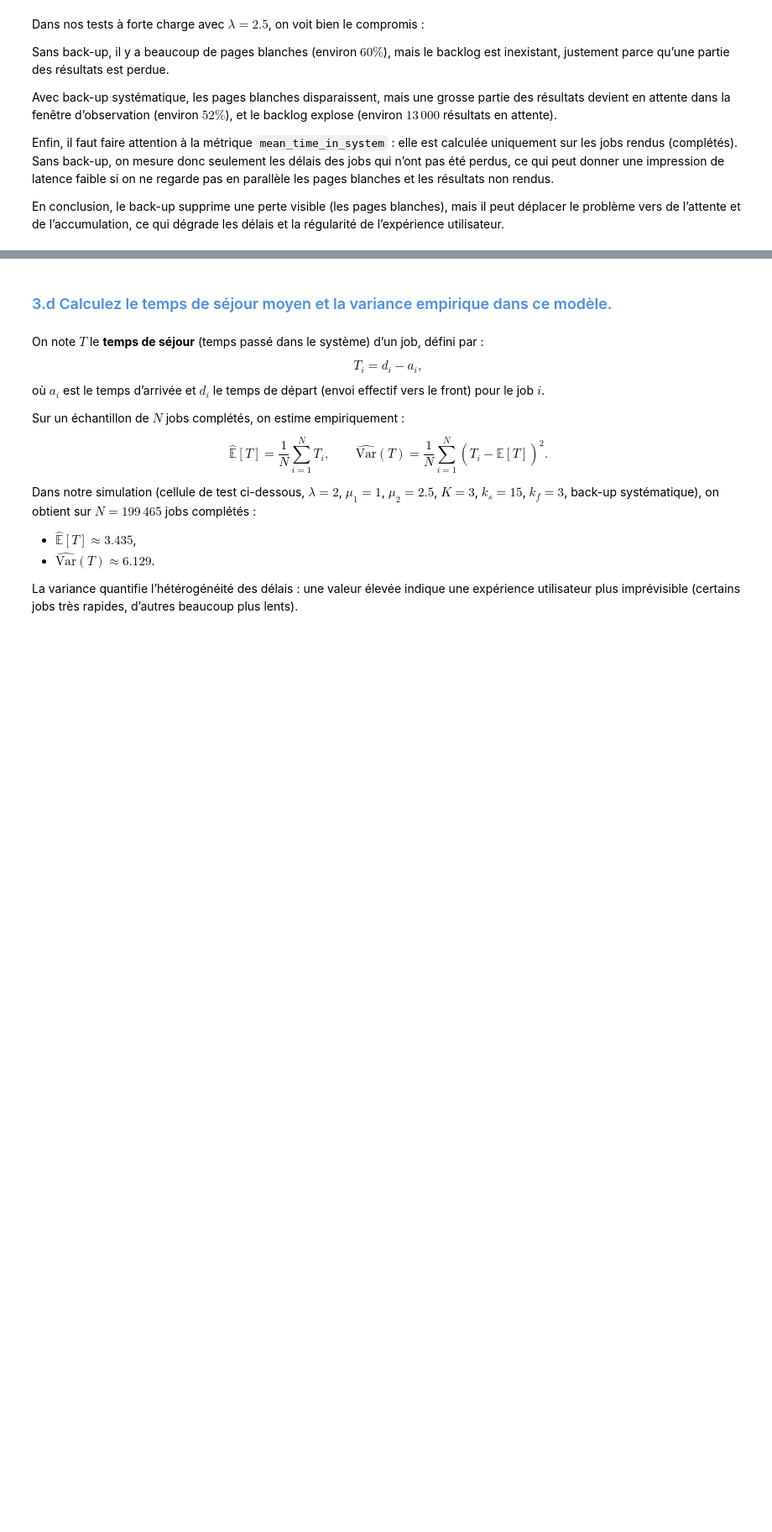
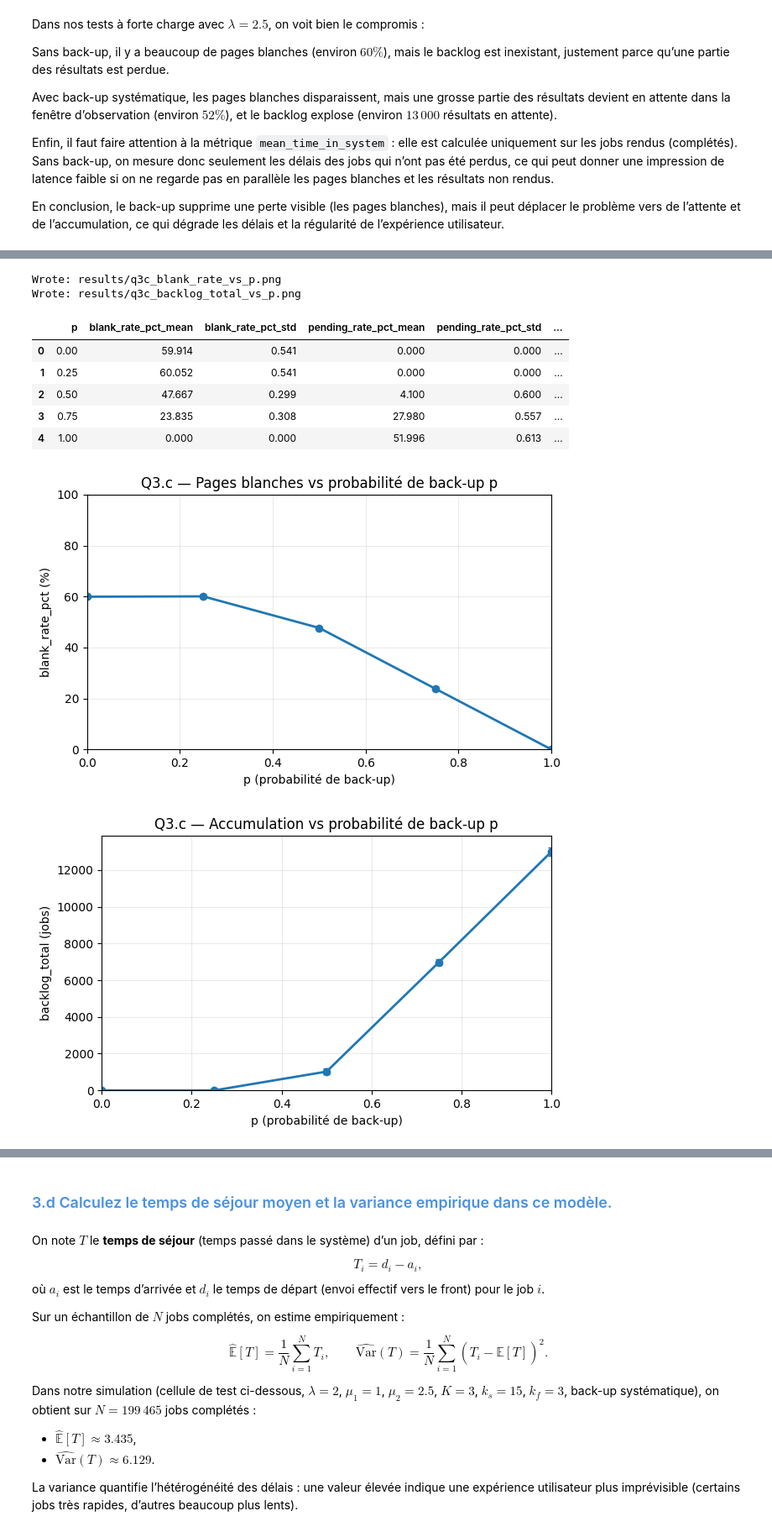
Before and after one commit to InfernalPumkin/Ero2, a Jupyter notebook: question.ipynb, the cells around one changed output, grey strips where cells are left out. Shown at 84% size. Drawn from its saved outputs; the diff is of its cells as text; code cells hidden in the pictures; blank space fills up the shorter version.

```diff
--- a/question.ipynb
+++ b/question.ipynb
@@ -839,0 +860,68 @@ probabilistic | 0.75 | 0.1781       | 1365                | 6178           | 618
+# %%
+# Q3.c — Analyse : courbes (mean ± std) + tableau
+
+import numpy as np
+import matplotlib.pyplot as plt
+
+metrics = ["blank_rate_pct", "pending_rate_pct", "delivered_rate_pct", "backlog_total"]
+agg = df_q3c.groupby("p")[metrics].agg(["mean", "std"]).reset_index().sort_values("p")
+
+# Graphe 1 — blank_rate_pct (pages blanches)
+fig1, ax1 = plt.subplots(figsize=(6.5, 4))
+ax1.errorbar(
+    agg["p"],
+    agg[("blank_rate_pct", "mean")],
+    yerr=agg[("blank_rate_pct", "std")].fillna(0.0),
+    marker="o",
+    capsize=3,
+    linewidth=2,
+)
+ax1.set_title("Q3.c — Pages blanches vs probabilité de back-up p")
+ax1.set_xlabel("p (probabilité de back-up)")
+ax1.set_ylabel("blank_rate_pct (%)")
+ax1.set_xlim(0, 1)
+ax1.set_ylim(0, 100)
+ax1.grid(True, alpha=0.25)
+fig1.tight_layout()
+path1 = os.path.join(OUT_DIR, "q3c_blank_rate_vs_p.png")
+fig1.savefig(path1, dpi=200)
+print("Wrote:", path1)
+
+# Graphe 2 — backlog_total (accumulation)
+fig2, ax2 = plt.subplots(figsize=(6.5, 4))
+ax2.errorbar(
+    agg["p"],
+    agg[("backlog_total", "mean")],
+    yerr=agg[("backlog_total", "std")].fillna(0.0),
+    marker="o",
+    capsize=3,
+    linewidth=2,
+)
+ax2.set_title("Q3.c — Accumulation vs probabilité de back-up p")
+ax2.set_xlabel("p (probabilité de back-up)")
+ax2.set_ylabel("backlog_total (jobs)")
+ax2.set_xlim(0, 1)
+ax2.set_ylim(bottom=0)
+ax2.margins(x=0, y=0)
+ax2.grid(True, alpha=0.25)
+fig2.tight_layout()
+path2 = os.path.join(OUT_DIR, "q3c_backlog_total_vs_p.png")
+fig2.savefig(path2, dpi=200)
+print("Wrote:", path2)
+
+# Tableau récapitulatif (mean/std)
+tab_q3c = agg.copy()
+tab_q3c.columns = ["p"] + [f"{m}_{s}" for m, s in tab_q3c.columns[1:]]
+tab_q3c = tab_q3c.round(3)
+tab_q3c
+# %% [output]
+Wrote: results/q3c_blank_rate_vs_p.png
+Wrote: results/q3c_backlog_total_vs_p.png
+|  | p | blank_rate_pct_mean | blank_rate_pct_std | pending_rate_pct_mean | pending_rate_pct_std | ... |
+| 0 | 0.00 | 59.914 | 0.541 | 0.000 | 0.000 | ... |
+| 1 | 0.25 | 60.052 | 0.541 | 0.000 | 0.000 | ... |
+| 2 | 0.50 | 47.667 | 0.299 | 4.100 | 0.600 | ... |
+| 3 | 0.75 | 23.835 | 0.308 | 27.980 | 0.557 | ... |
+| 4 | 1.00 | 0.000 | 0.000 | 51.996 | 0.613 | ... |
+[figure, added]
+[figure, added]
```
Also changed, not shown: parts of 6 cells of this notebook.
